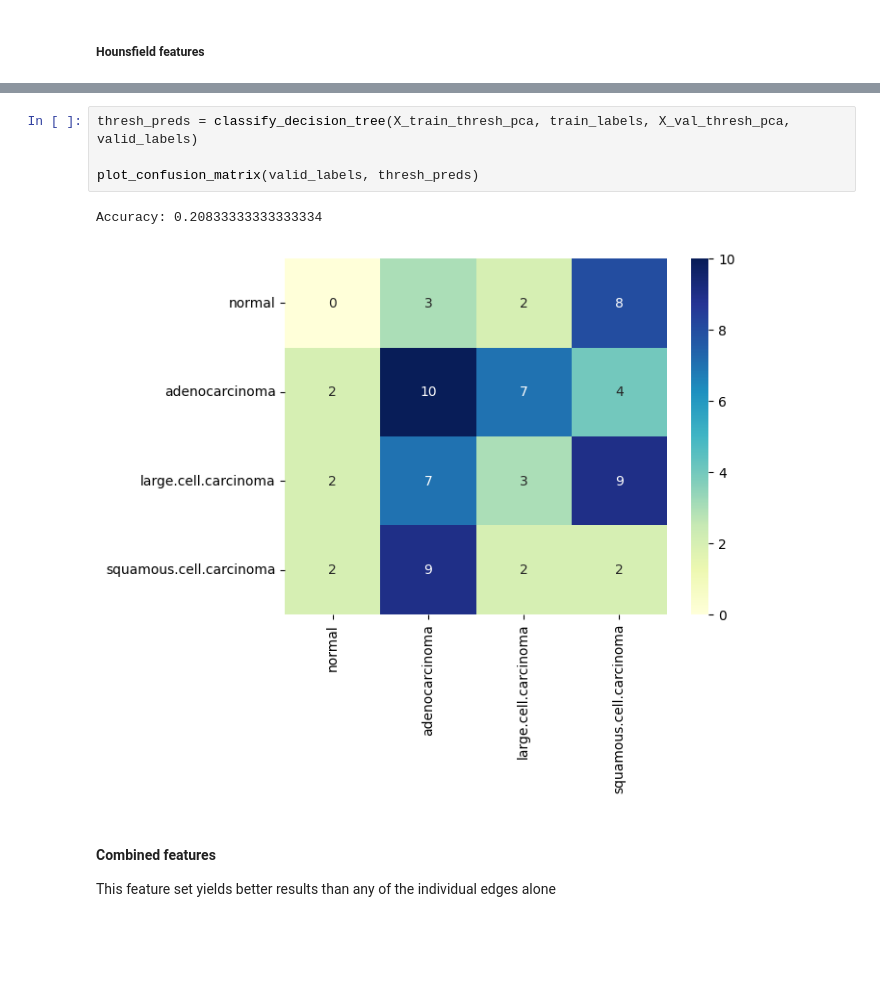
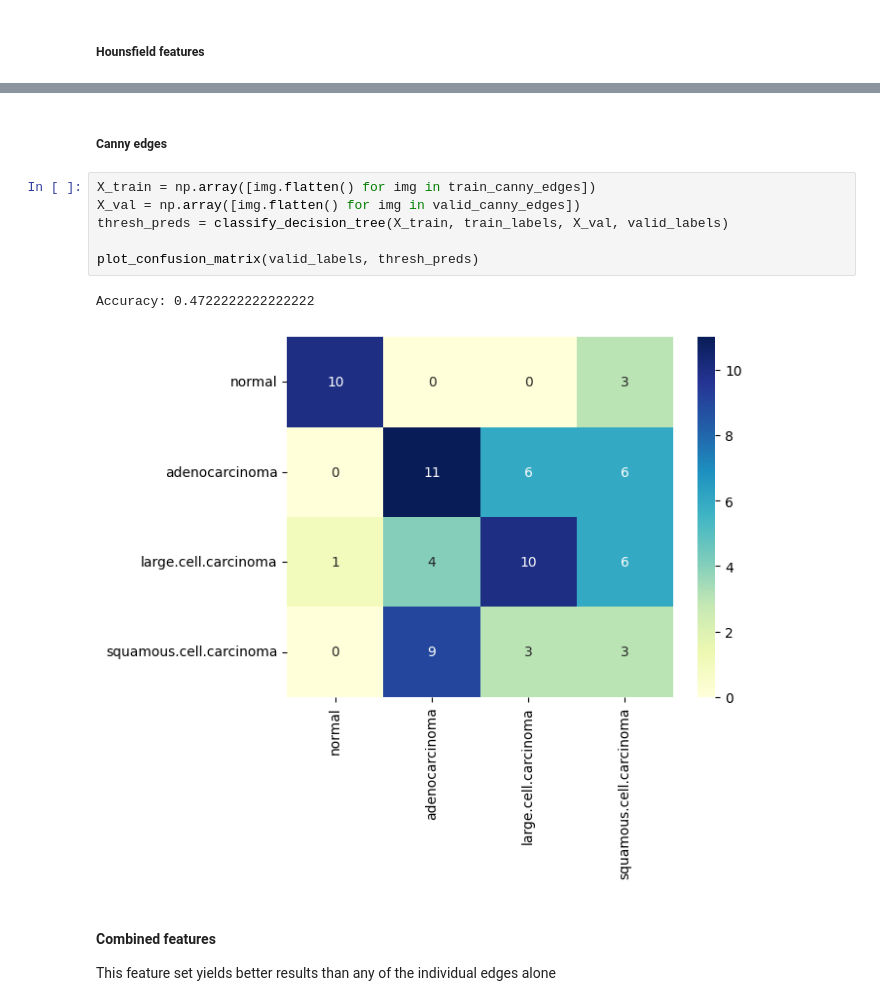
Before and after one commit to zacharyzimm/mids-281-final-project, a Jupyter notebook: DecisionTree.ipynb, the cells around one changed output, grey strips where cells are left out. Drawn from its saved outputs; the diff is of its cells as text; blank space fills up the shorter version.

```diff
--- a/DecisionTree.ipynb
+++ b/DecisionTree.ipynb
@@ -87,10 +91,14 @@ Accuracy: 0.3888888888888889
-# %%
-thresh_preds = classify_decision_tree(X_train_thresh_pca, train_labels, X_val_thresh_pca, valid_labels)
-
-plot_confusion_matrix(valid_labels, thresh_preds)
-# %% [output]
-Accuracy: 0.20833333333333334
-[figure, removed]
+# %% [markdown]
+##### Canny edges
+# %%
+X_train = np.array([img.flatten() for img in train_canny_edges])
+X_val = np.array([img.flatten() for img in valid_canny_edges])
+thresh_preds = classify_decision_tree(X_train, train_labels, X_val, valid_labels)
+
+plot_confusion_matrix(valid_labels, thresh_preds)
+# %% [output]
+Accuracy: 0.4722222222222222
+[figure, added]
 # %% [markdown]
 #### **Combined features**
 This feature set yields better results than any of the individual edges alone
```
Also changed, not shown: parts of 14 cells of this notebook, 2 other files.
